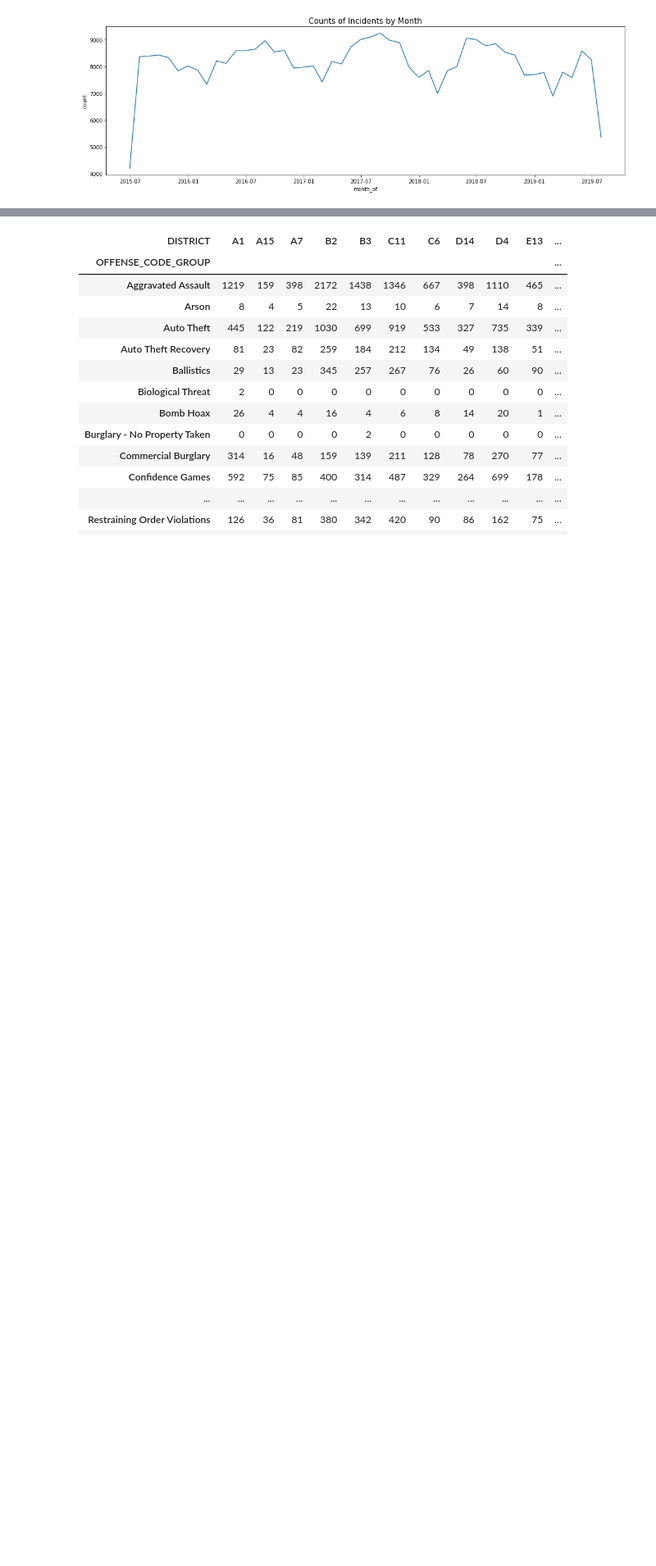
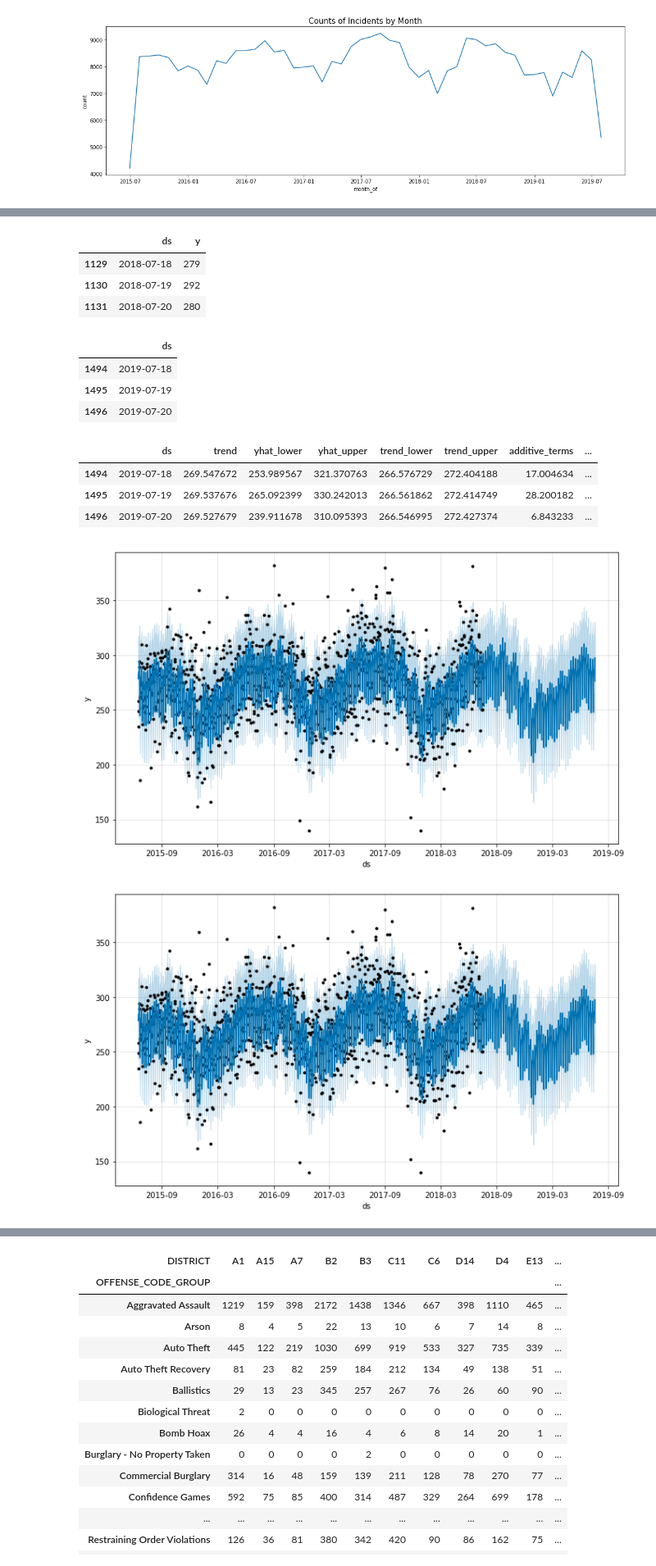
Before and after one commit to clstaub/Crime_Maps, a Jupyter notebook: EDA.ipynb, the cells around one changed output, grey strips where cells are left out. Shown at 82% size. Drawn from its saved outputs; the diff is of its cells as text; code cells hidden in the pictures; blank space fills up the shorter version.

```diff
--- a/EDA.ipynb
+++ b/EDA.ipynb
@@ -260,0 +274,33 @@ plt.tight_layout()
+# %%
+prediction_size=365
+train_df = dailydf[:-prediction_size]
+train_df.tail(3)
+# %% [output]
+|  | ds | y |
+| 1129 | 2018-07-18 | 279 |
+| 1130 | 2018-07-19 | 292 |
+| 1131 | 2018-07-20 | 280 |
+# %%
+m = Prophet()
+m.fit(train_df);
+# %%
+future = m.make_future_dataframe(periods=prediction_size)
+future.tail(3)
+# %% [output]
+|  | ds |
+| 1494 | 2019-07-18 |
+| 1495 | 2019-07-19 |
+| 1496 | 2019-07-20 |
+# %%
+forecast = m.predict(future)
+forecast.tail(3)
+# %% [output]
+|  | ds | trend | yhat_lower | yhat_upper | trend_lower | trend_upper | additive_terms | ... |
+| 1494 | 2019-07-18 | 269.547672 | 253.989567 | 321.370763 | 266.576729 | 272.404188 | 17.004634 | ... |
+| 1495 | 2019-07-19 | 269.537676 | 265.092399 | 330.242013 | 266.561862 | 272.414749 | 28.200182 | ... |
+| 1496 | 2019-07-20 | 269.527679 | 239.911678 | 310.095393 | 266.546995 | 272.427374 | 6.843233 | ... |
+# %%
+m.plot(forecast)
+# %% [output]
+[figure, added]
+[figure, added]
```
Also changed, not shown: parts of 16 cells of this notebook.
